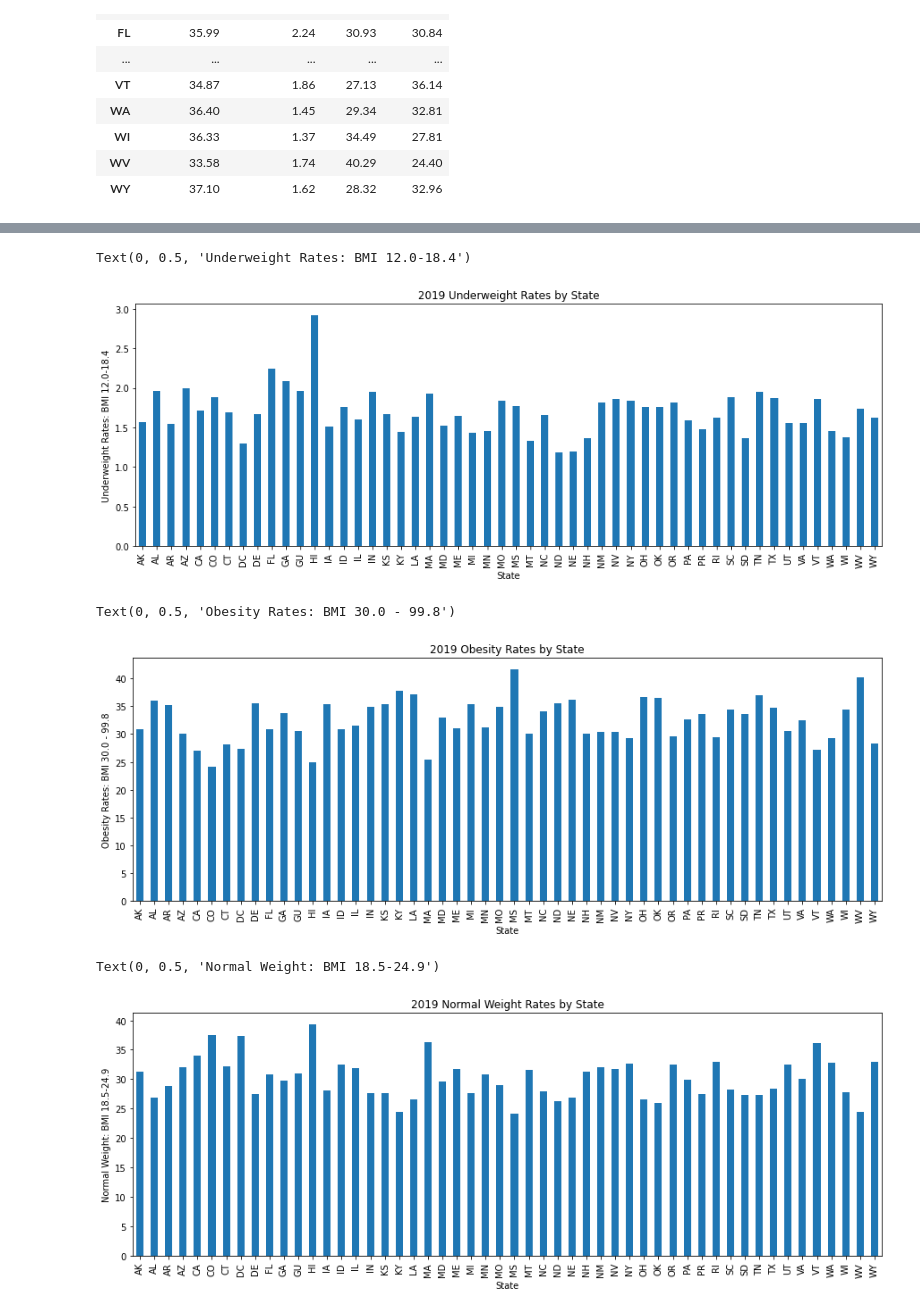
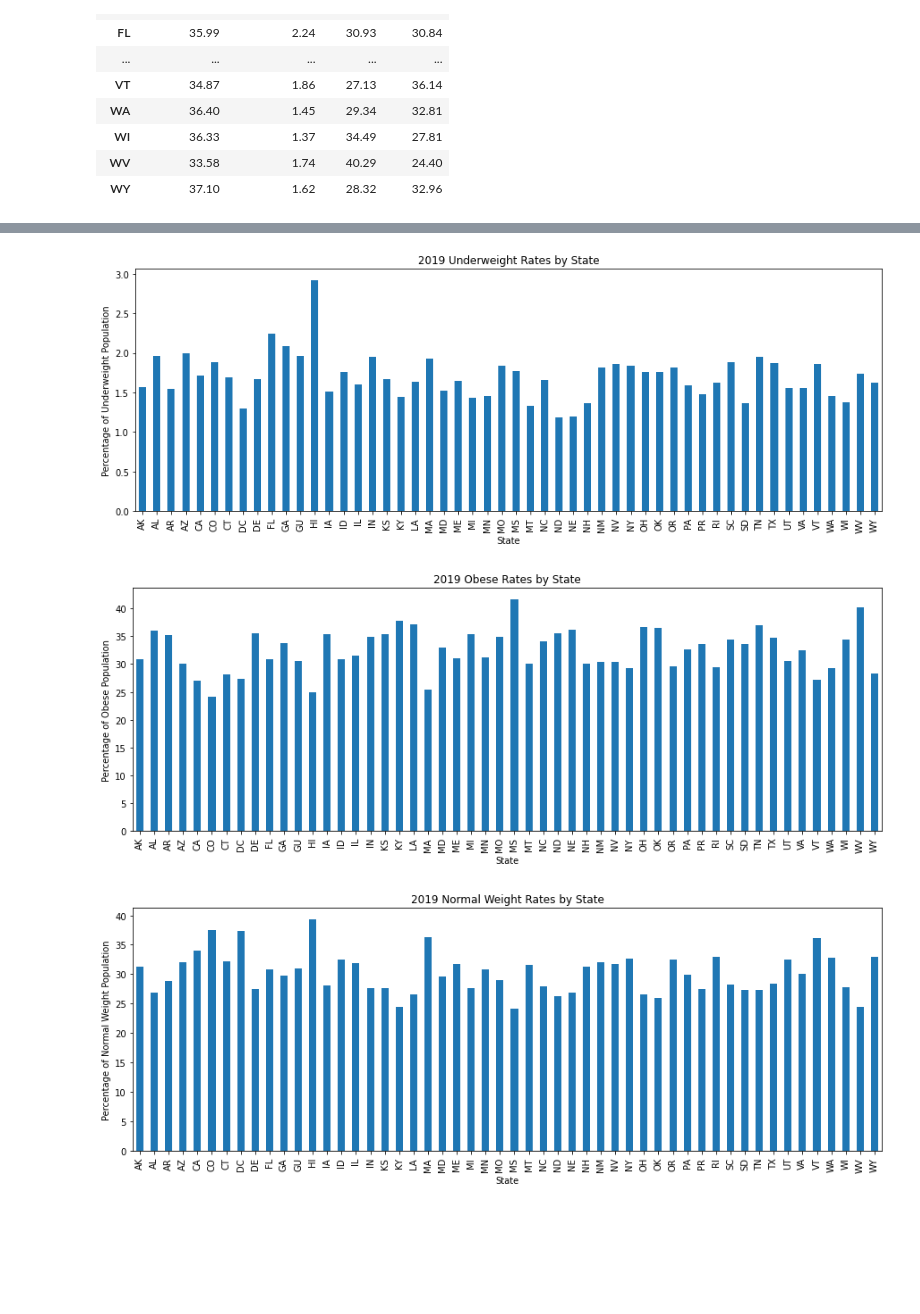
Before and after one commit to rnwokoye/analysing_obesisty_trends, a Jupyter notebook: State_Analysis.ipynb, the cells around one changed output, grey strips where cells are left out. Cells and saved outputs as stored; diff of their text form; code cells hidden in the pictures; blank space fills up the shorter version.

Commit message:
State Analysis broken down into class, plots added and saved as png in output

```diff
--- a/State_Analysis.ipynb
+++ b/State_Analysis.ipynb
@@ -232,27 +232,27 @@ x_axis = recent_df_reduced['State'].unique()
 y_axis = underweight_rates
 state_obesity_bar = y_axis.plot(kind="bar", figsize=(15,5), title="2019 Underweight Rates by State")
 state_obesity_bar.set_xlabel("State")
-state_obesity_bar.set_ylabel("Underweight Rates: BMI 12.0-18.4")
+state_obesity_bar.set_ylabel("Percentage of Underweight Population")
+plt.savefig("Output_Data/Fig2.png")
 # %% [output]
-Text(0, 0.5, 'Underweight Rates: BMI 12.0-18.4')
 [figure]
 # %%
-# Create Bar Graph Representing Obesity Rates
-x_axis = recent_df_reduced['State'].unique()
+# Create Bar Graph Representing Overweight Rates
+x_axis = reduced_obesity_df['State'].unique()
 y_axis = obesity_rates
-state_obesity_bar = y_axis.plot(kind="bar", figsize=(15,5), title="2019 Obesity Rates by State")
+state_obesity_bar = y_axis.plot(kind="bar", figsize=(15,5), title="2019 Obese Rates by State")
 state_obesity_bar.set_xlabel("State")
-state_obesity_bar.set_ylabel("Obesity Rates: BMI 30.0 - 99.8")
+state_obesity_bar.set_ylabel("Percentage of Obese Population")
+plt.savefig("Output_Data/Fig3.png")
 # %% [output]
-Text(0, 0.5, 'Obesity Rates: BMI 30.0 - 99.8')
 [figure]
 # %%
-# Create Bar Graph Representing Obesity Rates
+# Create Bar Graph Representing Normal Rates
 x_axis = recent_df_reduced['State'].unique()
 y_axis = normal_rates
 state_obesity_bar = y_axis.plot(kind="bar", figsize=(15,5), title="2019 Normal Weight Rates by State")
 state_obesity_bar.set_xlabel("State")
-state_obesity_bar.set_ylabel("Normal Weight: BMI 18.5-24.9")
+state_obesity_bar.set_ylabel("Percentage of Normal Weight Population")
+plt.savefig("Output_Data/Fig4.png")
 # %% [output]
-Text(0, 0.5, 'Normal Weight: BMI 18.5-24.9')
-[figure, old version]
+[figure, new version]
```
Also changed, not shown: parts of 20 cells of this notebook, 11 other files.
